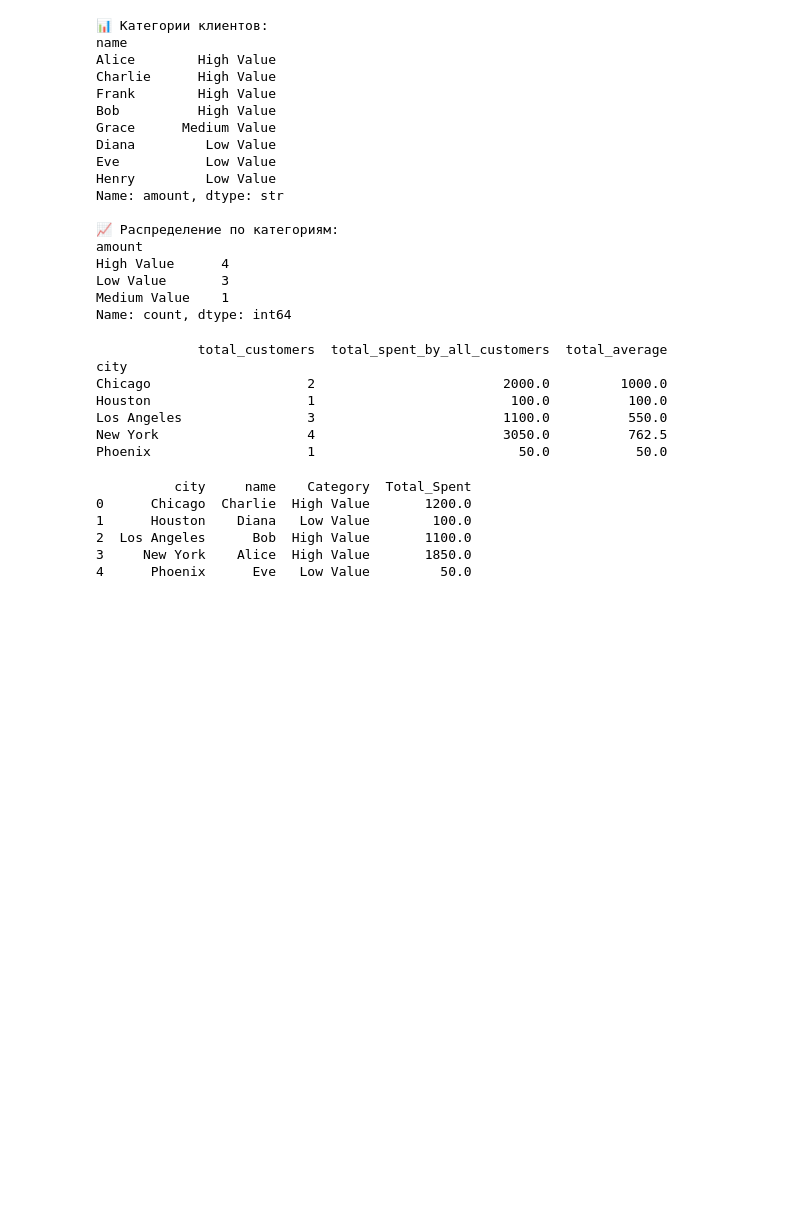
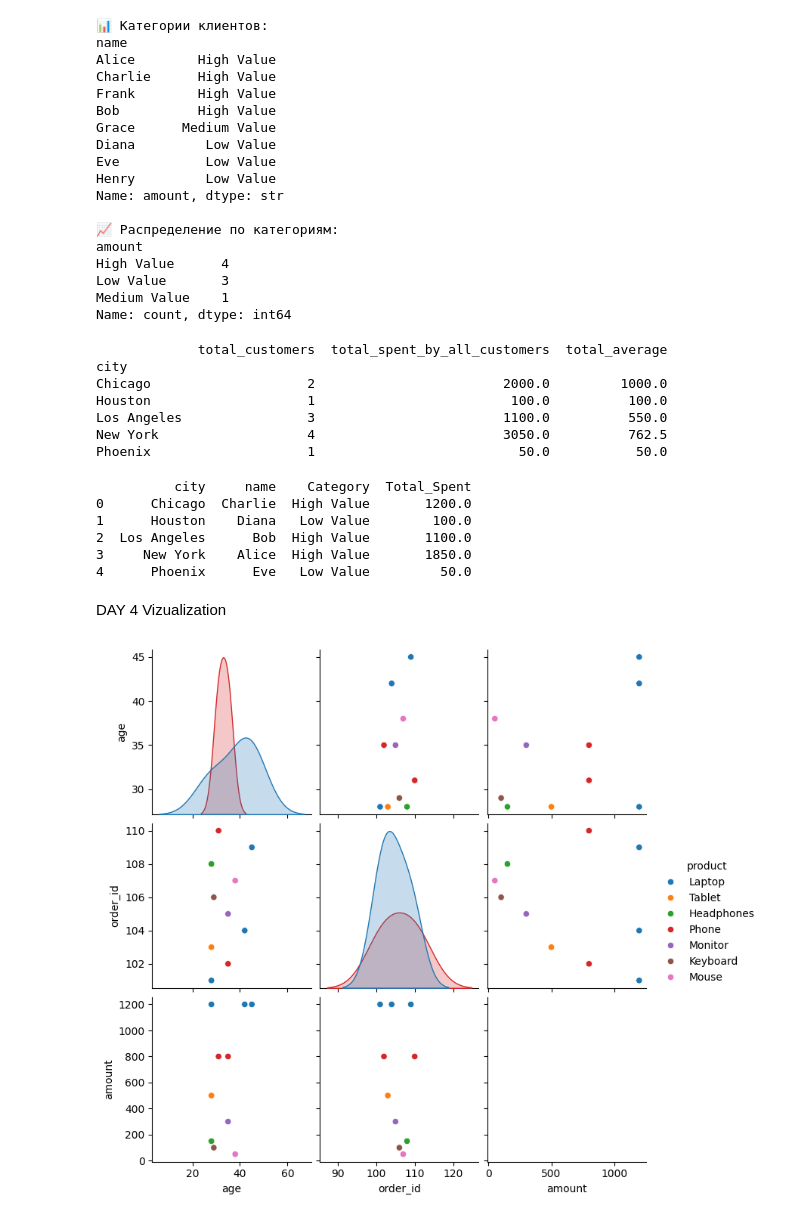
Before and after one commit to Prospis/My-way-to-DA-DS, a Jupyter notebook: Week_3/advanced_pandas_day_01-05.ipynb, the cells around one changed output. Drawn from its saved outputs; the diff is of its cells as text; code cells hidden in the pictures; blank space fills up the shorter version.

```diff
--- a/Week_3/advanced_pandas_day_01-05.ipynb
+++ b/Week_3/advanced_pandas_day_01-05.ipynb
@@ -362,3 +362,13 @@ print(final_table[['city', 'name', 'Category', 'Total_Spent']])
 2  Los Angeles      Bob  High Value       1100.0
 3     New York    Alice  High Value       1850.0
 4      Phoenix      Eve   Low Value         50.0
+# %% [markdown]
+DAY 4 Vizualization
+# %%
+x = ['age', 'order_id', 'amount']
+data = merged_left[x + ['product']].dropna()
+sns.pairplot(data,hue = 'product')
+plt.savefig('images/pairplot_3cols.png', dpi = 300, bbox_inches = 'tight')
+plt.show()
+# %% [output]
+[figure, added]
```
Also changed, not shown: parts of 3 cells of this notebook, 8 other files.
